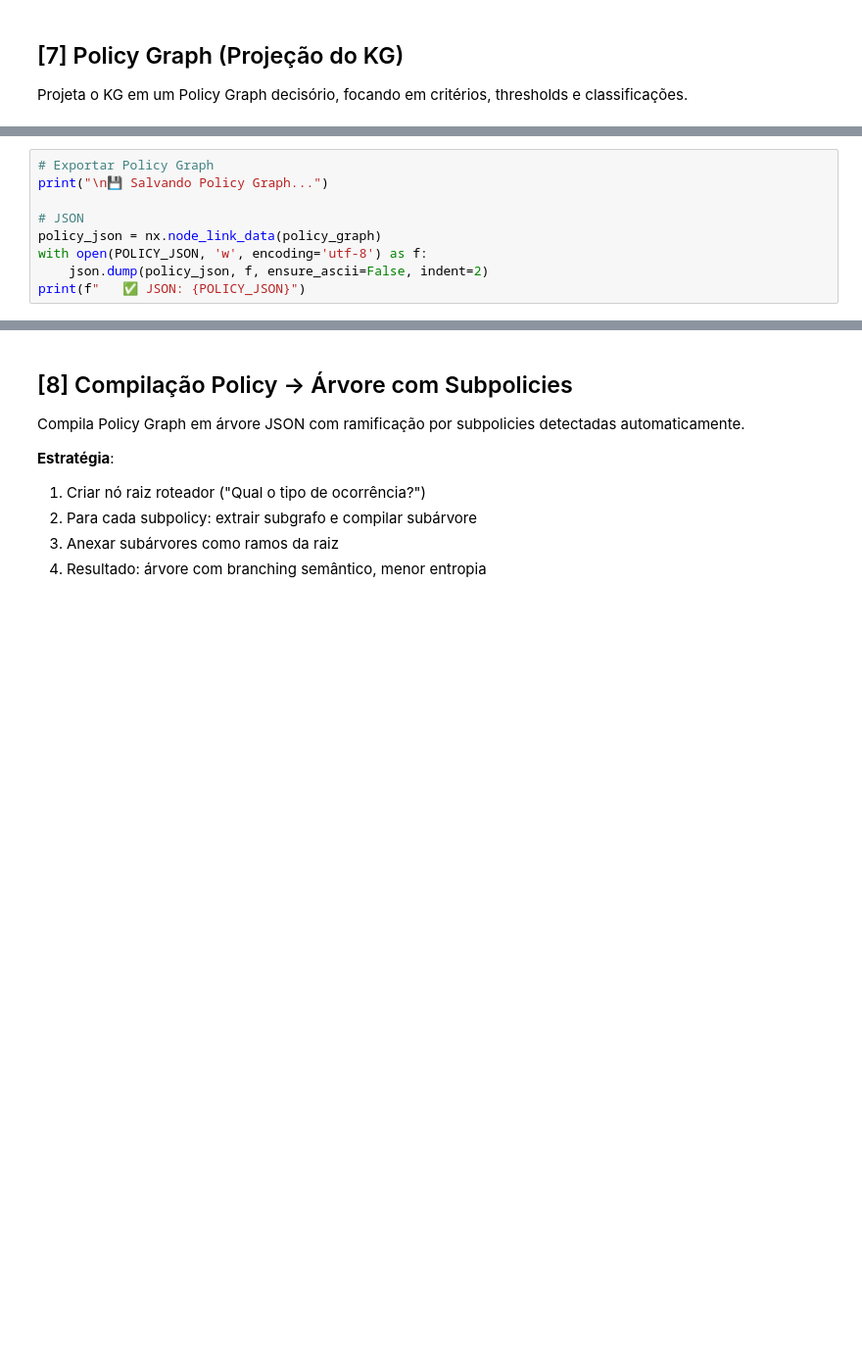
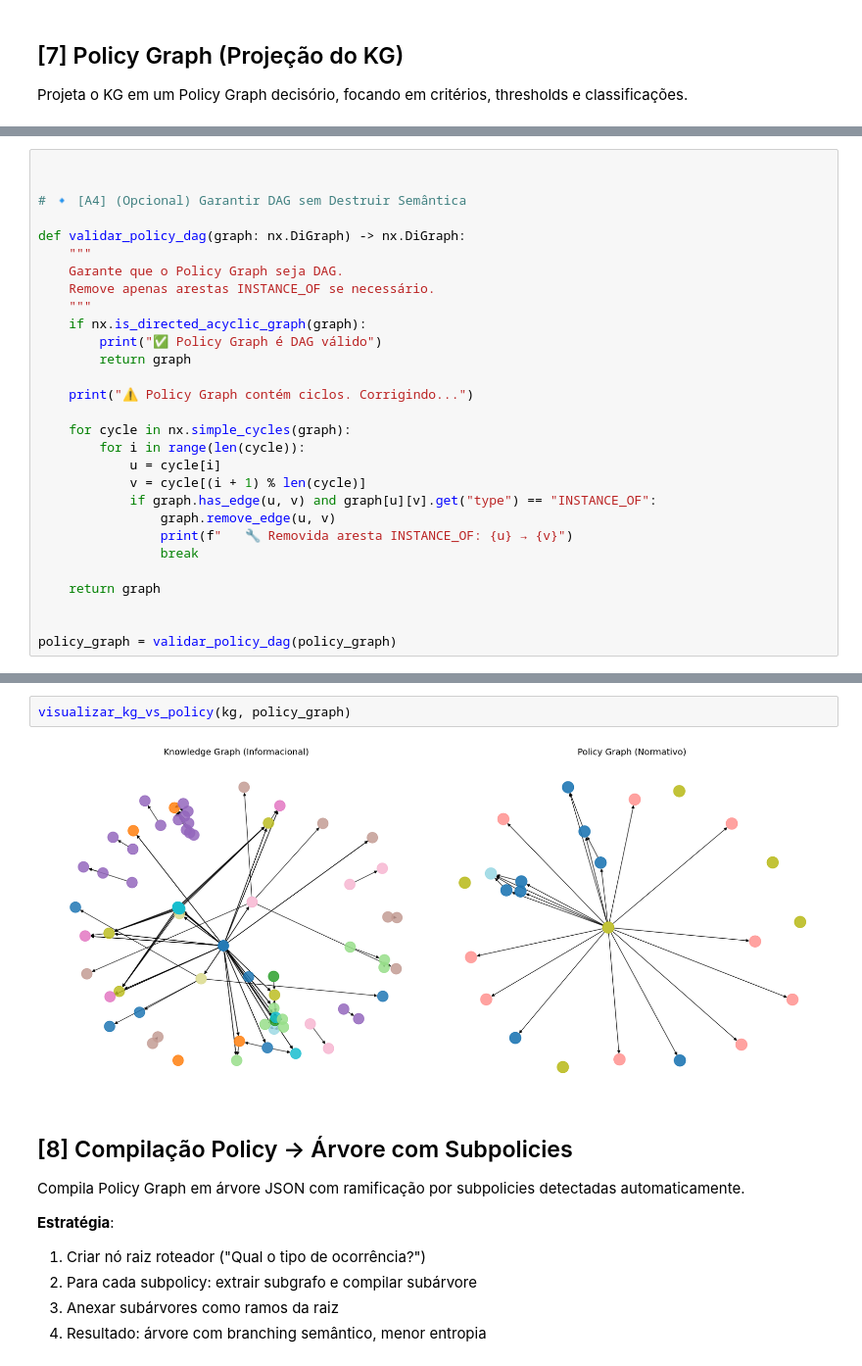
Before and after one commit to bernardopuppim/mindloop-anp, a Jupyter notebook: notebooks/ANP_pdf_to_KG_policy_tree.ipynb, the cells around one changed output, grey strips where cells are left out. Shown at 98% size. Saved outputs shown, nothing was run; the diff lists cells and outputs as text; blank space fills up the shorter version.

```diff
--- a/notebooks/ANP_pdf_to_KG_policy_tree.ipynb
+++ b/notebooks/ANP_pdf_to_KG_policy_tree.ipynb
@@ -881,9 +891,0 @@ policy_graph = validar_e_corrigir_dag(policy_graph)
-# %%
-# Exportar Policy Graph
-print("\n💾 Salvando Policy Graph...")
-
-# JSON
-policy_json = nx.node_link_data(policy_graph)
-with open(POLICY_JSON, 'w', encoding='utf-8') as f:
-    json.dump(policy_json, f, ensure_ascii=False, indent=2)
-print(f"   ✅ JSON: {POLICY_JSON}")
@@ -892,0 +1051,29 @@ print(f"   ✅ JSON: {POLICY_JSON}")
+# %%
+
+
+# 🔹 [A4] (Opcional) Garantir DAG sem Destruir Semântica
+
+def validar_policy_dag(graph: nx.DiGraph) -> nx.DiGraph:
+    """
+    Garante que o Policy Graph seja DAG.
+    Remove apenas arestas INSTANCE_OF se necessário.
+    """
+    if nx.is_directed_acyclic_graph(graph):
+        print("✅ Policy Graph é DAG válido")
+        return graph
+
+    print("⚠️ Policy Graph contém ciclos. Corrigindo...")
+
+    for cycle in nx.simple_cycles(graph):
+        for i in range(len(cycle)):
+            u = cycle[i]
+            v = cycle[(i + 1) % len(cycle)]
+            if graph.has_edge(u, v) and graph[u][v].get("type") == "INSTANCE_OF":
+                graph.remove_edge(u, v)
+                print(f"   🔧 Removida aresta INSTANCE_OF: {u} → {v}")
+                break
+
+    return graph
+
+
+policy_graph = validar_policy_dag(policy_graph)
@@ -893,3 +1223,7 @@ print(f"   ✅ JSON: {POLICY_JSON}")
+# %%
+visualizar_kg_vs_policy(kg, policy_graph)
+# %% [output]
+[figure, added]
 # %% [markdown]
 ## [8] Compilação Policy → Árvore com Subpolicies
 
```
Also changed, not shown: parts of 16 cells of this notebook, 4 other files.
